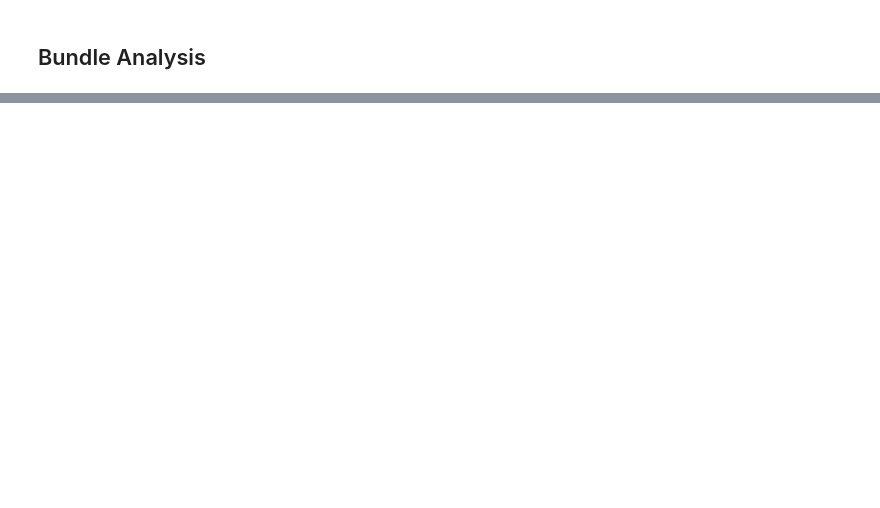
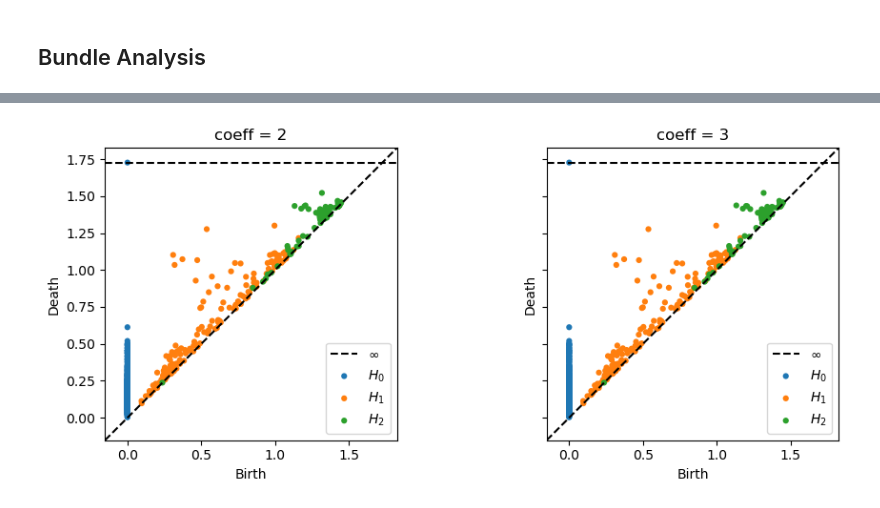
Before and after one commit to bradturow/Circle_Bundles, a Jupyter notebook: 02_Synthetic_Natural_Image_Patches.ipynb, the cells around one changed output, grey strips where cells are left out. Cells and saved outputs as stored; diff of their text form; code cells hidden in the pictures; blank space fills up the shorter version.

```diff
--- a/02_Synthetic_Natural_Image_Patches.ipynb
+++ b/02_Synthetic_Natural_Image_Patches.ipynb
@@ -147,17 +160,22 @@ plt.show()
 # %%
-# Run Ripser on the Stiefel frame point cloud representation
+# Run Ripser on the total space of the pullback bundle
+n_subsamples = 500
+samples = pb_bundle.data[:n_subsamples]
+dist_mat = pb_bundle.total_metric.pairwise(samples)
 
-dgms_2 = ripser(F, coeff=2, maxdim=2, n_perm=500)["dgms"]
-dgms_3 = ripser(F, coeff=3, maxdim=2, n_perm=500)["dgms"]
+dgms_2 = ripser(dist_mat, distance_matrix = True, coeff=2, maxdim=2)["dgms"]
+dgms_3 = ripser(dist_mat, distance_matrix = True, coeff=3, maxdim=2)["dgms"]
 
 # Create side-by-side subplots
 fig, axes = plt.subplots(1, 2, figsize=(10, 4), sharex=True, sharey=True)
 
 plot_diagrams(dgms_2, ax=axes[0], title="coeff = 2")
 plot_diagrams(dgms_3, ax=axes[1], title="coeff = 3")
 
 plt.tight_layout()
 plt.show()
+# %% [output]
+[figure, added]
 # %%
 #Get a global coordinatization compatible with the maximal subcomplex of the nerve on which
 #the characteristic class representatives are coboundaries
```
Also changed, not shown: parts of 15 cells of this notebook, 12 other files.
